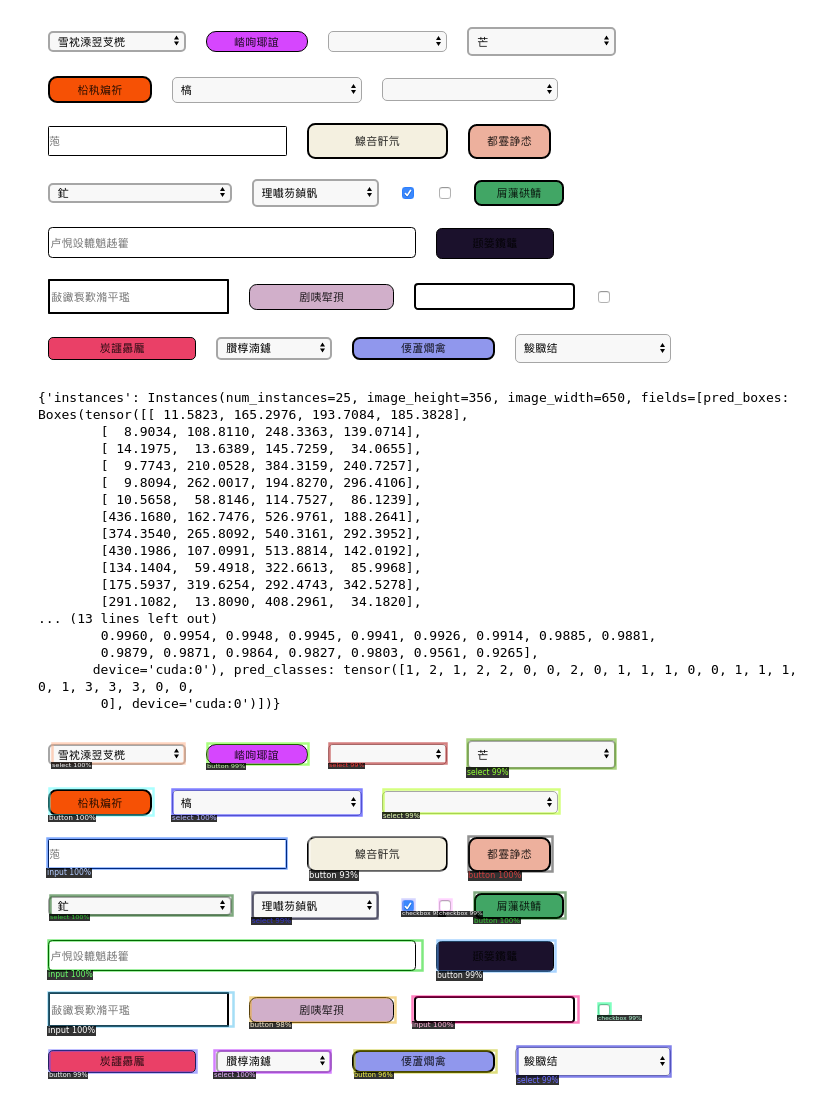
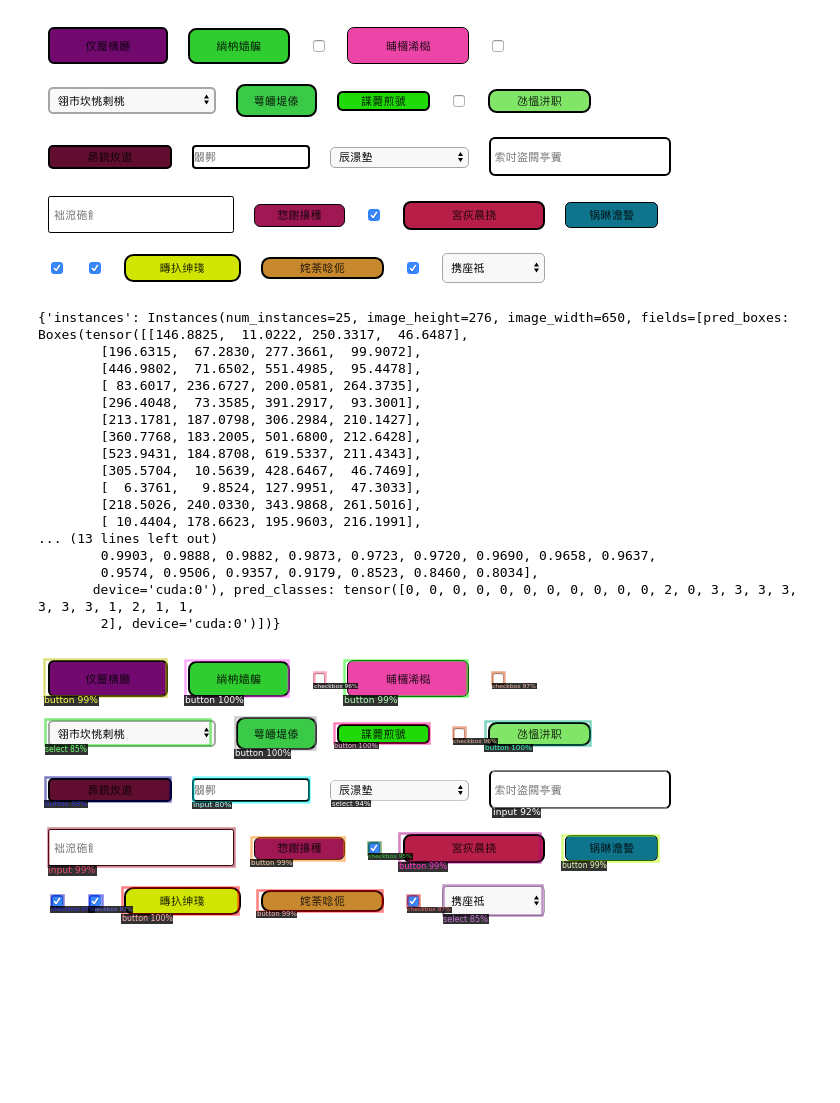
Before and after one commit to yuxizhe/HTML-UI-datasets-generate, a Jupyter notebook: detectron2_html.ipynb, the cells around one changed output. Saved outputs shown, nothing was run; the diff lists cells and outputs as text; code cells hidden in the pictures; blank space fills up the shorter version.

```diff
--- a/detectron2_html.ipynb
+++ b/detectron2_html.ipynb
@@ -46,7 +45,7 @@ cfg.DATALOADER.NUM_WORKERS = 2
 cfg.MODEL.WEIGHTS = model_zoo.get_checkpoint_url("COCO-Detection/faster_rcnn_R_50_C4_1x.yaml")  # Let training initialize from model zoo
 cfg.SOLVER.IMS_PER_BATCH = 2
 cfg.SOLVER.BASE_LR = 0.00025  # pick a good LR
-cfg.SOLVER.MAX_ITER = 1000
+cfg.SOLVER.MAX_ITER = 500
 cfg.MODEL.ROI_HEADS.BATCH_SIZE_PER_IMAGE = 128   # faster, and good enough for this toy dataset (default: 512)
 cfg.MODEL.ROI_HEADS.NUM_CLASSES = 4
 
@@ -96,41 +56,41 @@ GeneralizedRCNN(
 # %%
 cfg.MODEL.WEIGHTS = os.path.join(cfg.OUTPUT_DIR, "model_final.pth")
-cfg.MODEL.ROI_HEADS.SCORE_THRESH_TEST = 0.5   # set the testing threshold for this model
-cfg.DATASETS.TEST = ("my_dataset_train", )
+cfg.MODEL.ROI_HEADS.SCORE_THRESH_TEST = 0.7   # set the testing threshold for this model
+cfg.DATASETS.TEST = ("my_dataset_test", )
 predictor = DefaultPredictor(cfg)
 # %%
 from detectron2.data import DatasetCatalog, MetadataCatalog
 train_metadata = MetadataCatalog.get("my_dataset_train")
 # %%
 from detectron2.utils.visualizer import ColorMode
-im = cv2.imread("/content/pic/2020-04-19T13:37:25.052Z.png")
+im = cv2.imread("/content/pic/2020-04-19T15:00:55.339Z.png")
 cv2_imshow(im)
 outputs = predictor(im)
 print(outputs)
 v = Visualizer(im[:, :, ::-1],
                 metadata=train_metadata,
                 scale=1,
                 instance_mode=ColorMode.IMAGE
 )
 v = v.draw_instance_predictions(outputs["instances"].to("cpu"))
 cv2_imshow(v.get_image()[:, :, ::-1])
 # %% [output]
-[figure, old version]
+[figure, new version]
-{'instances': Instances(num_instances=25, image_height=356, image_width=650, fields=[pred_boxes: Boxes(tensor([[ 11.5823, 165.2976, 193.7084, 185.3828],
-        [  8.9034, 108.8110, 248.3363, 139.0714],
-        [ 14.1975,  13.6389, 145.7259,  34.0655],
-        [  9.7743, 210.0528, 384.3159, 240.7257],
-        [  9.8094, 262.0017, 194.8270, 296.4106],
-        [ 10.5658,  58.8146, 114.7527,  86.1239],
-        [436.1680, 162.7476, 526.9761, 188.2641],
-        [374.3540, 265.8092, 540.3161, 292.3952],
-        [430.1986, 107.0991, 513.8814, 142.0192],
-        [134.1404,  59.4918, 322.6613,  85.9968],
-        [175.5937, 319.6254, 292.4743, 342.5278],
-        [291.1082,  13.8090, 408.2961,  34.1820],
+{'instances': Instances(num_instances=25, image_height=276, image_width=650, fields=[pred_boxes: Boxes(tensor([[146.8825,  11.0222, 250.3317,  46.6487],
+        [196.6315,  67.2830, 277.3661,  99.9072],
+        [446.9802,  71.6502, 551.4985,  95.4478],
+        [ 83.6017, 236.6727, 200.0581, 264.3735],
+        [296.4048,  73.3585, 391.2917,  93.3001],
+        [213.1781, 187.0798, 306.2984, 210.1427],
+        [360.7768, 183.2005, 501.6800, 212.6428],
+        [523.9431, 184.8708, 619.5337, 211.4343],
+        [305.5704,  10.5639, 428.6467,  46.7469],
+        [  6.3761,   9.8524, 127.9951,  47.3033],
+        [218.5026, 240.0330, 343.9868, 261.5016],
+        [ 10.4404, 178.6623, 195.9603, 216.1991],
 ... (13 lines left out)
-        0.9960, 0.9954, 0.9948, 0.9945, 0.9941, 0.9926, 0.9914, 0.9885, 0.9881,
-        0.9879, 0.9871, 0.9864, 0.9827, 0.9803, 0.9561, 0.9265],
-       device='cuda:0'), pred_classes: tensor([1, 2, 1, 2, 2, 0, 0, 2, 0, 1, 1, 1, 0, 0, 1, 1, 1, 0, 1, 3, 3, 3, 0, 0,
-        0], device='cuda:0')])}
+        0.9903, 0.9888, 0.9882, 0.9873, 0.9723, 0.9720, 0.9690, 0.9658, 0.9637,
+        0.9574, 0.9506, 0.9357, 0.9179, 0.8523, 0.8460, 0.8034],
+       device='cuda:0'), pred_classes: tensor([0, 0, 0, 0, 0, 0, 0, 0, 0, 0, 0, 2, 0, 3, 3, 3, 3, 3, 3, 3, 1, 2, 1, 1,
+        2], device='cuda:0')])}
-[figure, old version]
+[figure, new version]
```
Also changed, not shown: parts of 3 cells of this notebook.
